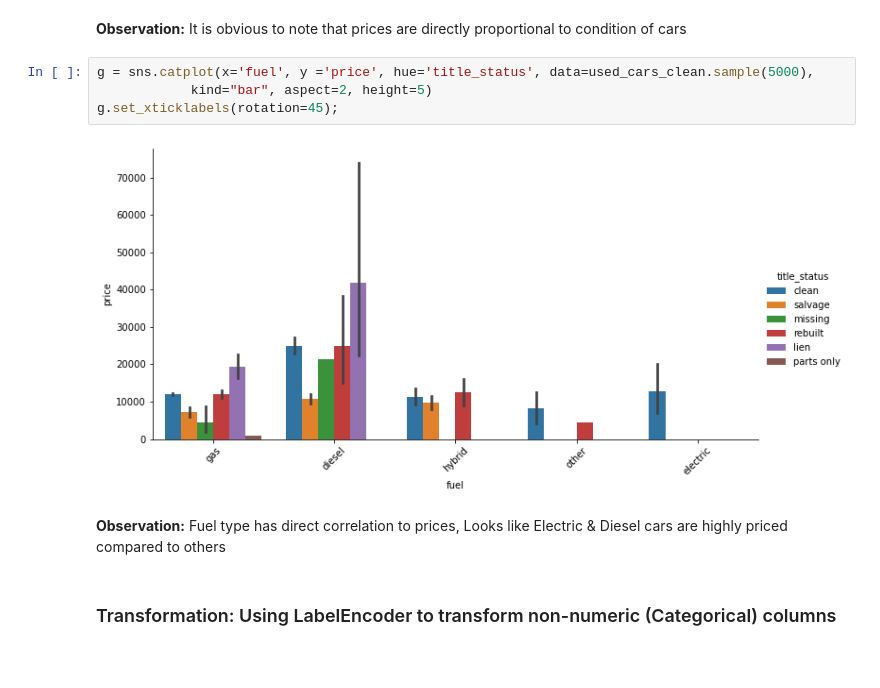
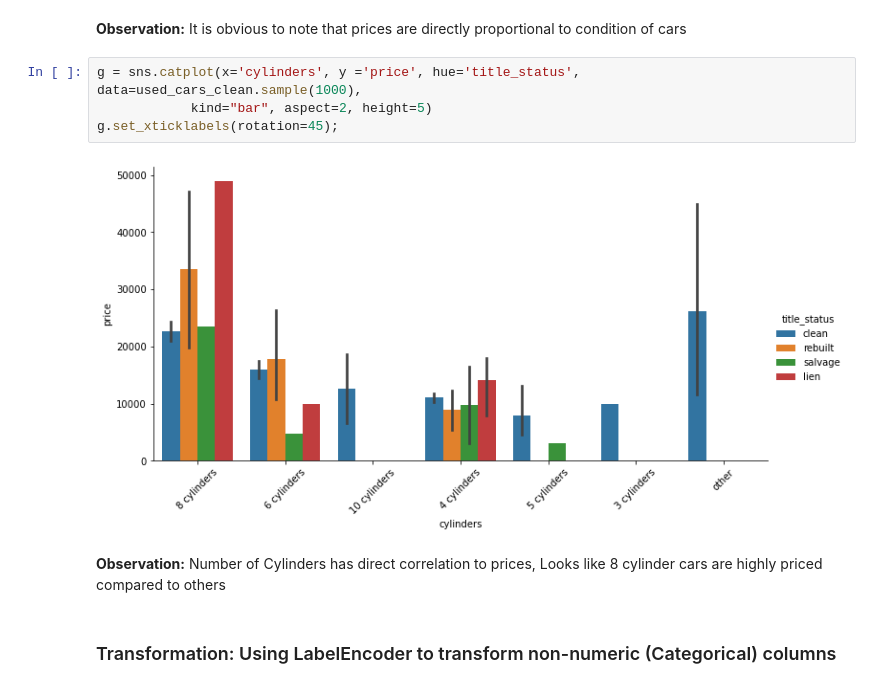
Before and after one commit to rajsandilya/practical_application_II, a Jupyter notebook: prompt_II.ipynb, the cells around one changed output. Cells and saved outputs as stored; diff of their text form; blank space fills up the shorter version.

```diff
--- a/prompt_II.ipynb
+++ b/prompt_II.ipynb
@@ -158,13 +153,13 @@ g.set_xticklabels(rotation=45);
 # %% [markdown]
 **Observation:** It is obvious to note that prices are directly proportional to condition of cars
 # %%
-g = sns.catplot(x='fuel', y ='price', hue='title_status', data=used_cars_clean.sample(5000),
+g = sns.catplot(x='cylinders', y ='price', hue='title_status', data=used_cars_clean.sample(1000),
             kind="bar", aspect=2, height=5)
 g.set_xticklabels(rotation=45);
 # %% [output]
-[figure, old version]
+[figure, new version]
 # %% [markdown]
-**Observation:** Fuel type has direct correlation to prices, Looks like Electric & Diesel cars are highly priced compared to others
+**Observation:** Number of Cylinders has direct correlation to prices, Looks like 8 cylinder cars are highly priced compared to others
 # %% [markdown]
 ### Transformation: Using LabelEncoder to transform non-numeric (Categorical) columns
 # %%
```
Also changed, not shown: parts of 17 cells of this notebook.
